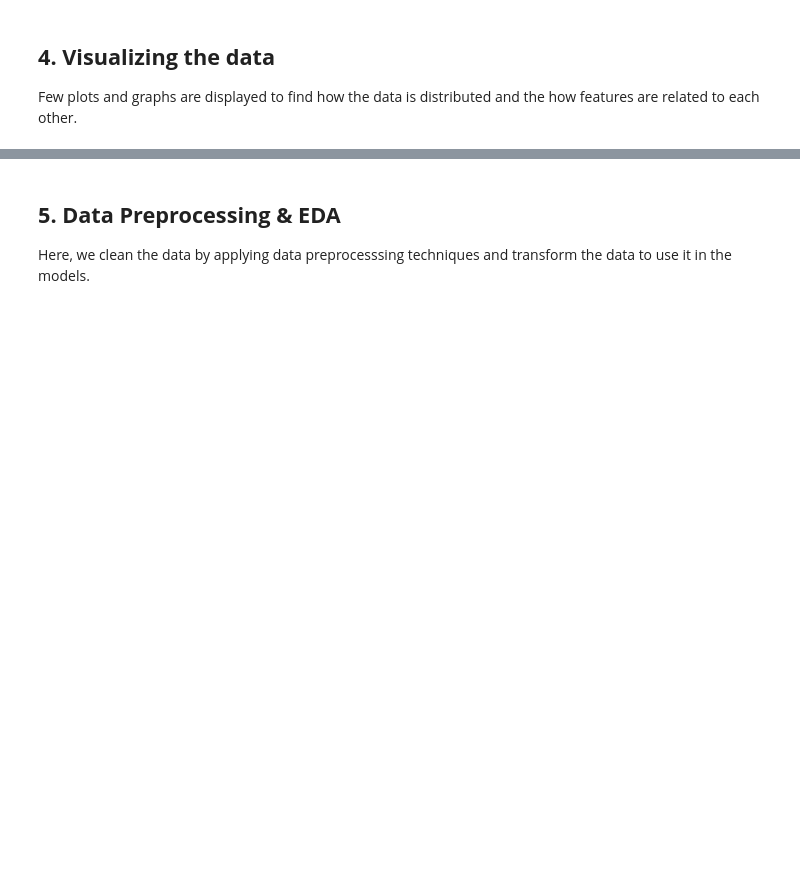
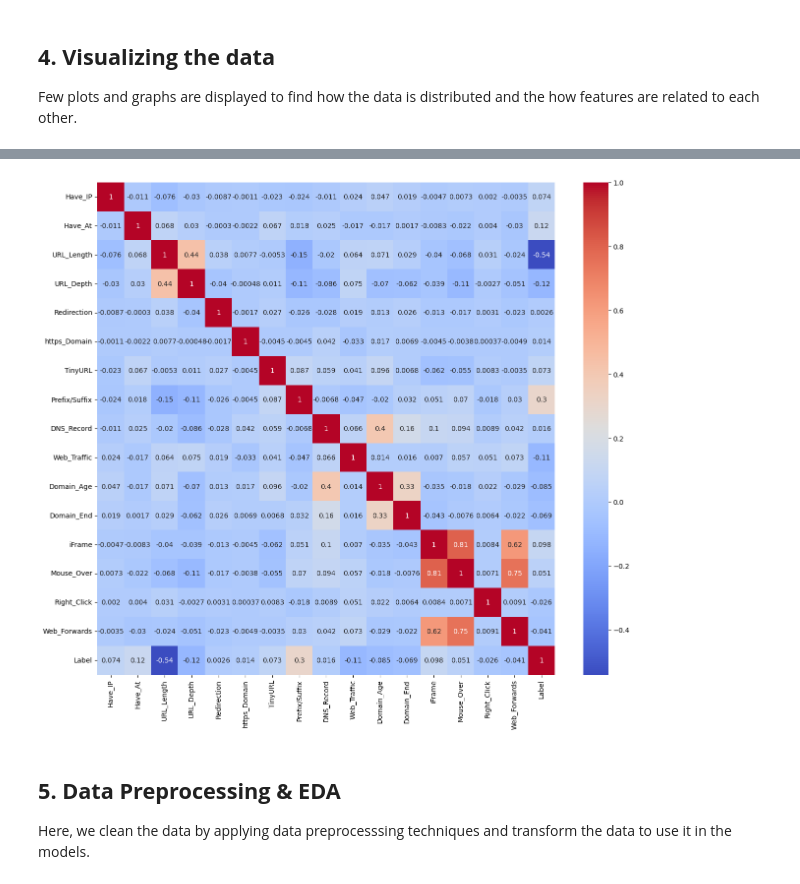
Before and after one commit to OwaisGit12/anime-project, a Jupyter notebook: Phishing Website Detection_Models & Training.ipynb, the cells around one changed output, grey strips where cells are left out. Drawn from its saved outputs; the diff is of its cells as text; code cells hidden in the pictures; blank space fills up the shorter version.

```diff
--- a/Phishing Website Detection_Models & Training.ipynb
+++ b/Phishing Website Detection_Models & Training.ipynb
@@ -36,15 +41,3 @@ Saving 5.urldata.csv to 5.urldata.csv
 # %% [markdown]
 ## **3. Familiarizing with Data**
 In this step, few dataframe methods are used to look into the data and its features.
-# %%
-import pandas as pd
-import io
-from google.colab import files
-
-# Upload your dataset file (choose urldata.csv from your computer)
-uploaded = files.upload()
-
-# Change the filename below to exactly match what you uploaded
-data0 = pd.read_csv(io.BytesIO(uploaded['5.urldata.csv']))
-
-data0.head()   # check first few rows
@@ -54,0 +44,8 @@ KeyError: 'urldata.csv'
+# %%
+uploaded.keys()
+import io
+import pandas as pd
+
+data0 = pd.read_csv(io.BytesIO(uploaded['5.urldata (4).csv']))
+data0.head()
+data0.shape
@@ -68,9 +93,12 @@ plt.show()
 # %%
-#Correlation heatmap
+import seaborn as sns
+import matplotlib.pyplot as plt
 
 plt.figure(figsize=(15,13))
-sns.heatmap(data0.corr())
+sns.heatmap(data0.select_dtypes(include=['number']).corr(), annot=True, cmap='coolwarm')
 plt.show()
+# %% [output]
+[figure, added]
 # %% [markdown]
 ## **5. Data Preprocessing & EDA**
 Here, we clean the data by applying data preprocesssing techniques and transform the data to use it in the models.
```
Also changed, not shown: parts of 31 cells of this notebook.
